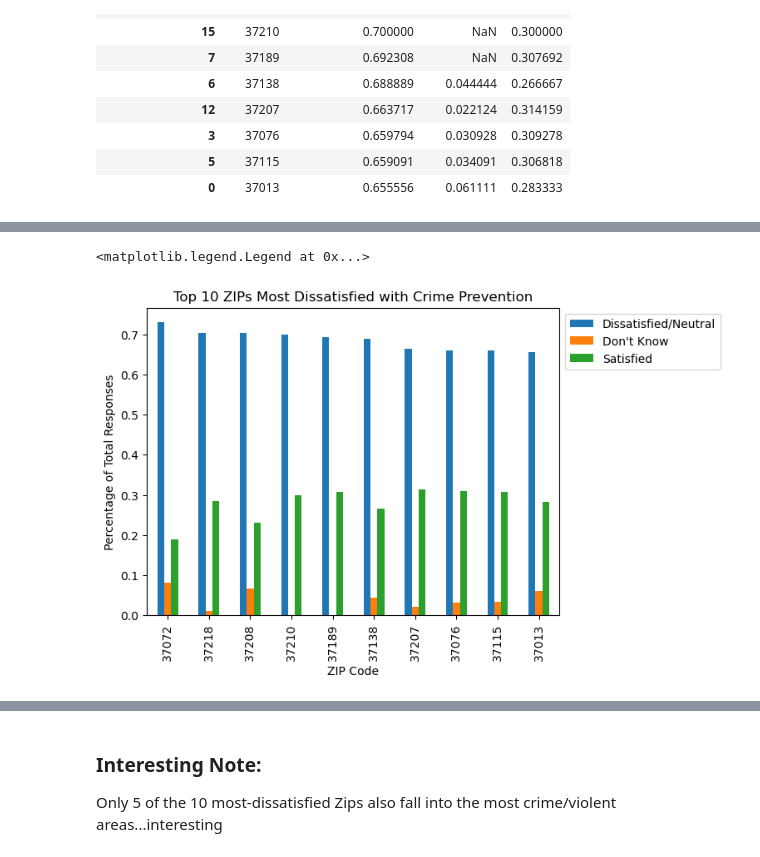
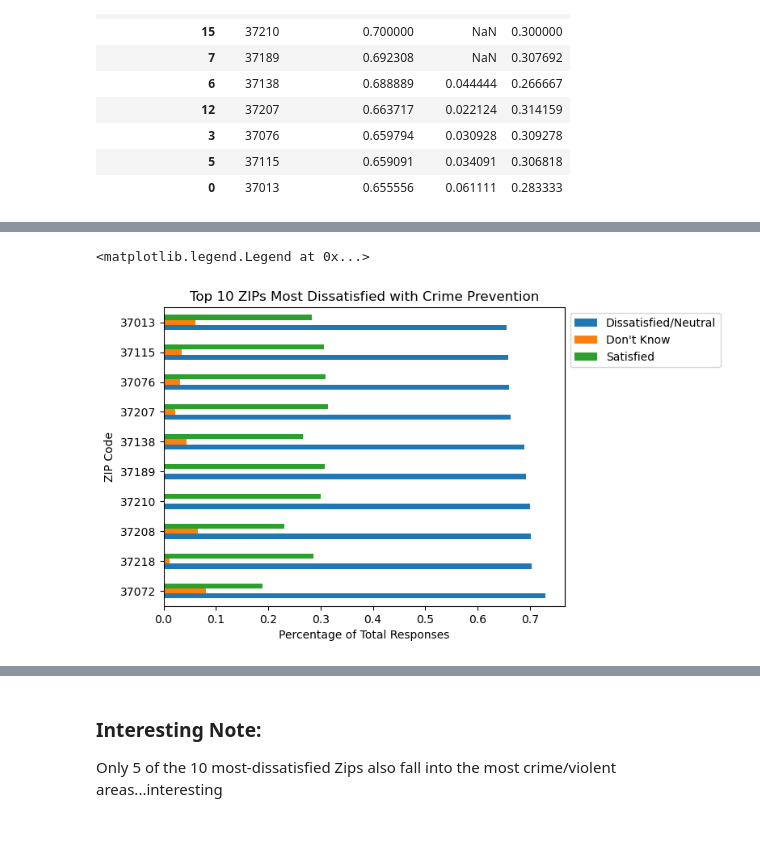
Before and after one commit to edwardbrown750/nss_da9_Capstone, a Jupyter notebook: notebook/ed_brown_da9_capstone_analysis_notebook.ipynb, the cells around one changed output, grey strips where cells are left out. Saved outputs shown, nothing was run; the diff lists cells and outputs as text; code cells hidden in the pictures.

```diff
--- a/notebook/ed_brown_da9_capstone_analysis_notebook.ipynb
+++ b/notebook/ed_brown_da9_capstone_analysis_notebook.ipynb
@@ -359,13 +402,14 @@ top_10_dissat
 # %%
-crime_survey_unstack[crime_survey_unstack['Dissatisfied/Neutral']>crime_survey_unstack['Satisfied']].sort_values('Dissatisfied/Neutral',ascending=False).head(10).plot(x='zip_code',
-                                                                                kind='bar')
+#crime_survey_unstack_top_10_crime
+top_10_dissat.plot(x='zip_code',
+                                       kind='barh')
 plt.title('Top 10 ZIPs Most Dissatisfied with Crime Prevention')
-plt.xlabel('ZIP Code')
-plt.ylabel('Percentage of Total Responses')
+plt.xlabel('Percentage of Total Responses')
+plt.ylabel('ZIP Code')
 plt.legend(bbox_to_anchor=(1.0, 1.0))
 # %% [output]
 <matplotlib.legend.Legend at 0x...>
-[figure, old version]
+[figure, new version]
 # %%
 #Using a for loop to compare if the zips in the most-dissatisfied with crime are also in the Top 10 ZIPs for total crime and violent crime
 is_in_top_10_totals = []
```
Also changed, not shown: parts of 17 cells of this notebook, 2 other files.
